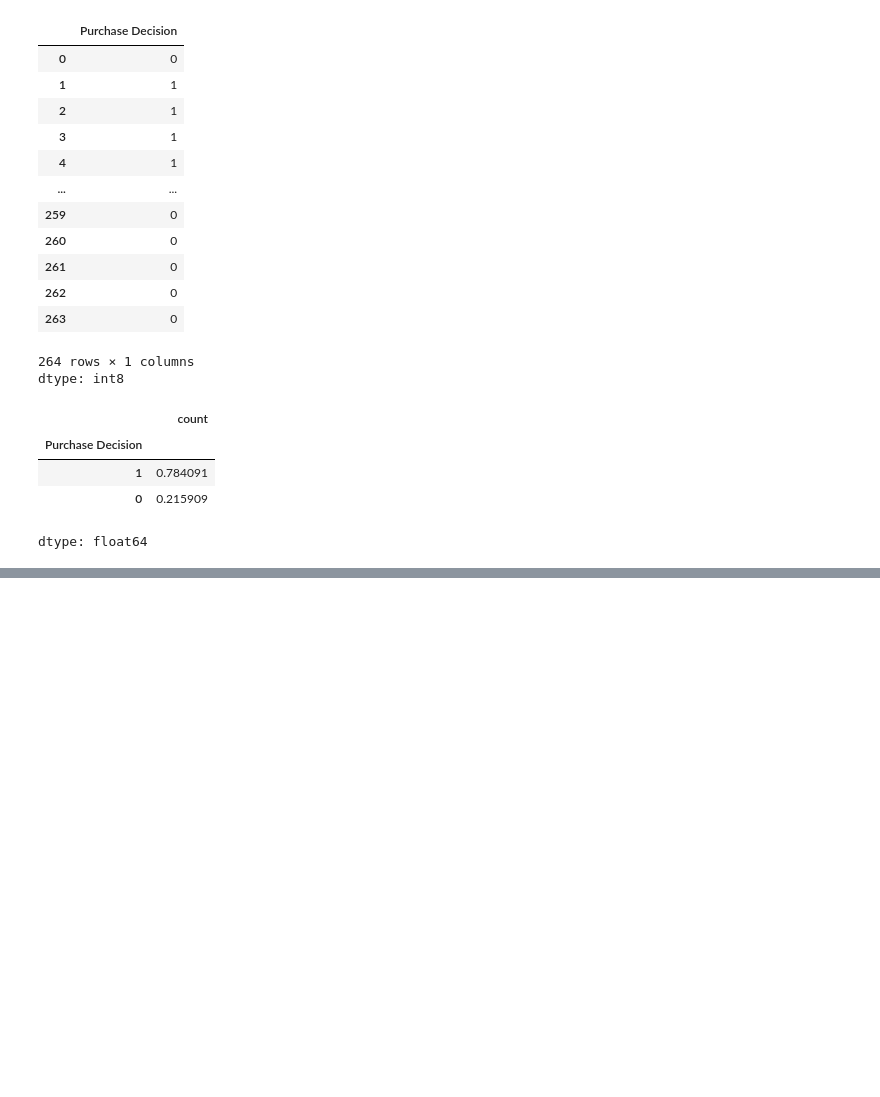
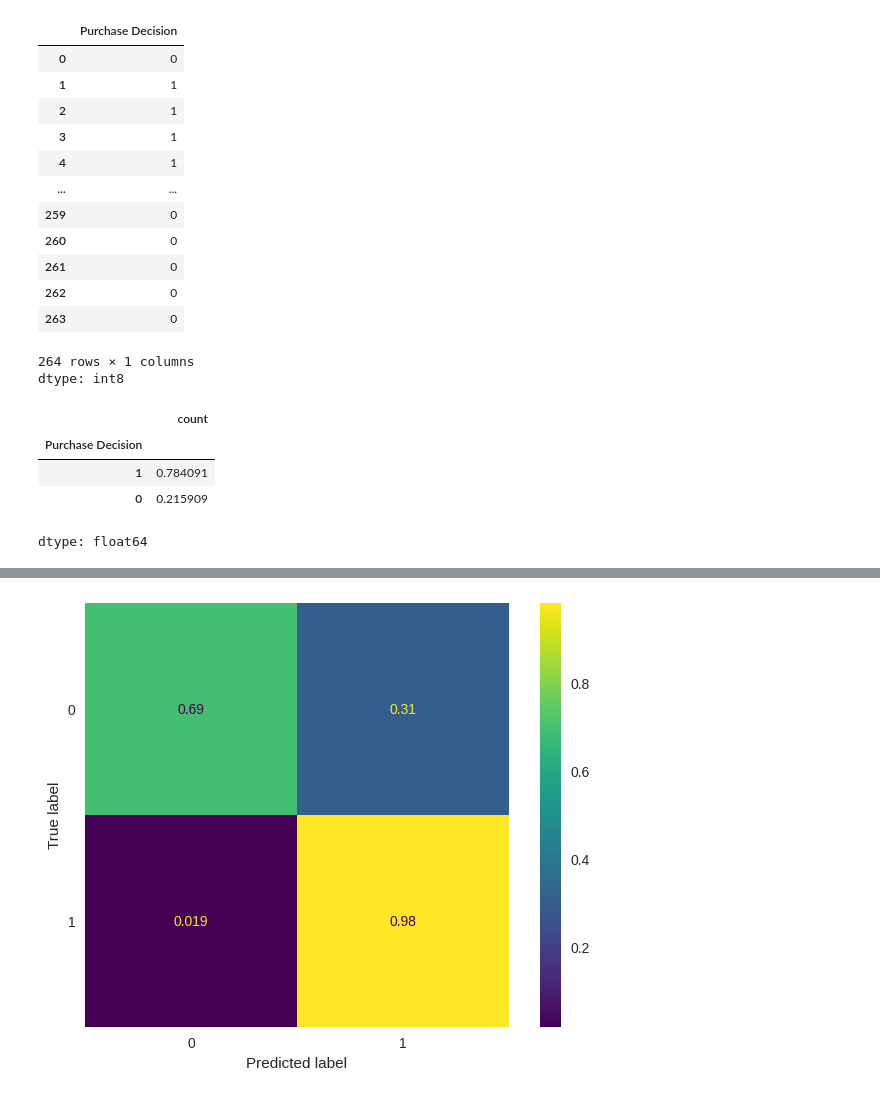
Before and after one commit to mayamoneib/deliveryfood, a Jupyter notebook: surveydata.ipynb, the cells around one changed output, grey strips where cells are left out. Cells and saved outputs as stored; diff of their text form; code cells hidden in the pictures; blank space fills up the shorter version.

```diff
--- a/surveydata.ipynb
+++ b/surveydata.ipynb
@@ -1413,0 +772,10 @@ plt.grid(False)
+# %%
+from sklearn.model_selection import train_test_split
+
+X7 = encoded_copy.drop('Purchase Decision',axis=1) # Independent variable
+y7 = encoded_copy['Purchase Decision'] # Dependent variable
+
+X_train7, X_test7, y_train7, y_test7 = train_test_split(X7, y7, test_size=0.25, random_state=42)
+
+print('Training dataset size:', X_train7.shape[0])
+print('Testing dataset size:', X_test7.shape[0])
@@ -1413,0 +1014,26 @@ plt.grid(False)
+# %%
+from sklearn.ensemble import GradientBoostingClassifier
+from sklearn.model_selection import GridSearchCV, StratifiedKFold
+
+# Define GBM model
+gbm1 = GradientBoostingClassifier(random_state=42)
+
+# Define parameter grid
+param_grid = {
+    'n_estimators': [100, 200],
+    'learning_rate': [0.05, 0.1],
+    'max_depth': [3, 5],
+    'subsample': [0.8, 1.0]
+}
+
+# Set up cross-validation
+cv = StratifiedKFold(n_splits=10, shuffle=True, random_state=42)
+
+# Set up grid search
+grid_search_gbm1 = GridSearchCV(estimator=gbm1, param_grid=param_grid, cv=cv, scoring='accuracy')
+
+# Fit on training data
+grid_search_gbm1.fit(X_train7, y_train7)
+
+# Access best model
+best_gbm1 = grid_search_gbm1.best_estimator_
@@ -1413,0 +1387,9 @@ plt.grid(False)
+# %%
+from sklearn.metrics import confusion_matrix, ConfusionMatrixDisplay
+
+cm = confusion_matrix(y_test7, best_gbm1.predict(X_test7), labels=best_gbm1.classes_,normalize='true')
+disp = ConfusionMatrixDisplay(confusion_matrix=cm,display_labels=best_gbm1.classes_)
+disp.plot()
+plt.grid(False)
+# %% [output]
+[figure, added]
```
Also changed, not shown: parts of 55 cells of this notebook.
